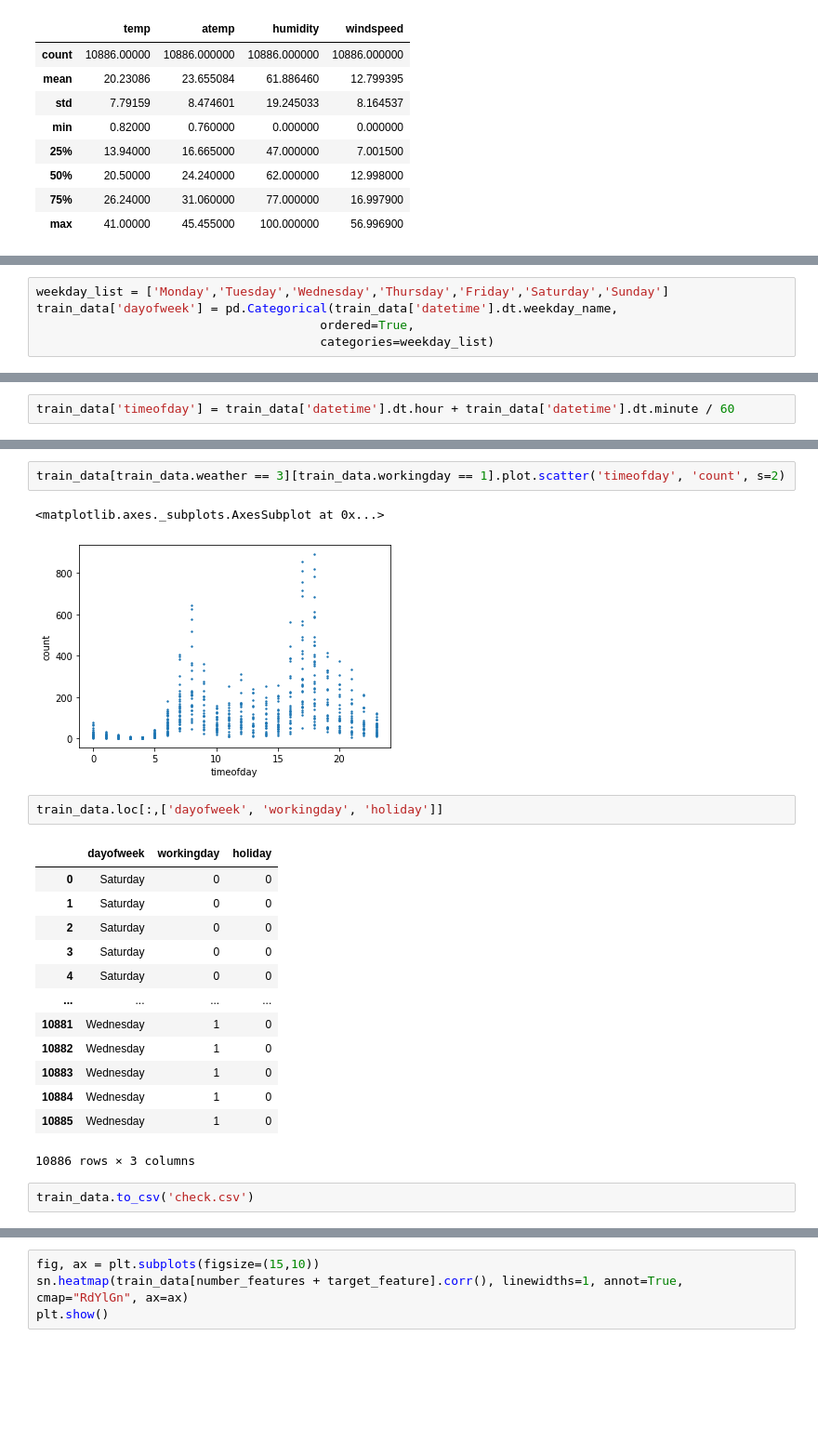
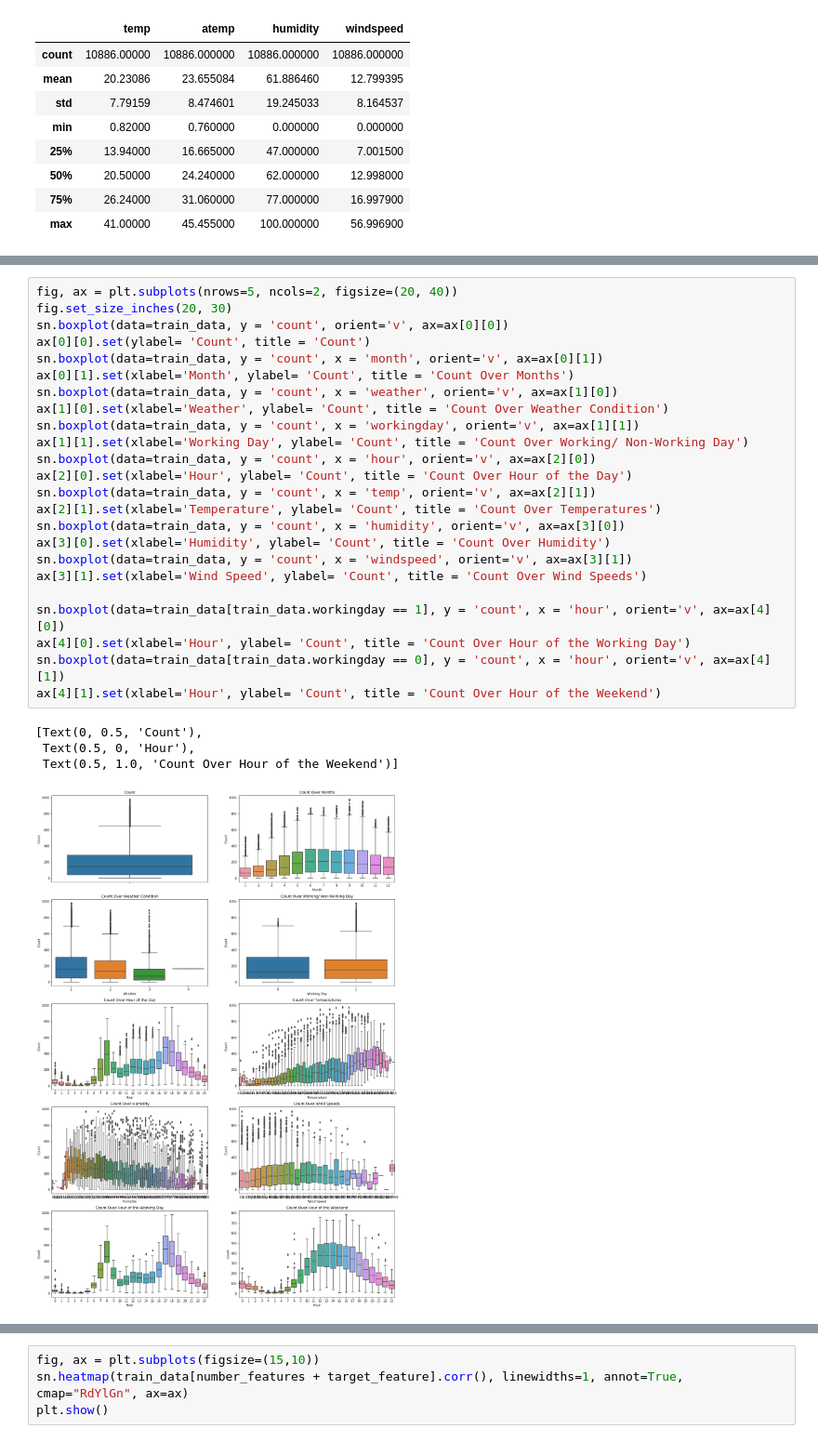
Before and after one commit to subbu3642/BikeSharingSystem, a Jupyter notebook: WorkBook.ipynb, the cells around one changed output, grey strips where cells are left out. Shown at 93% size. Saved outputs shown, nothing was run; the diff lists cells and outputs as text; blank space fills up the shorter version.

```diff
--- a/WorkBook.ipynb
+++ b/WorkBook.ipynb
@@ -69,5 +58,0 @@ train_data.plot.scatter('windspeed','count',s=2)
-# %%
-weekday_list = ['Monday','Tuesday','Wednesday','Thursday','Friday','Saturday','Sunday']
-train_data['dayofweek'] = pd.Categorical(train_data['datetime'].dt.weekday_name,
-                                       ordered=True,
-                                       categories=weekday_list)
@@ -86,2 +58,0 @@ plt.show()
-# %%
-train_data['timeofday'] = train_data['datetime'].dt.hour + train_data['datetime'].dt.minute / 60
@@ -118,23 +59,29 @@ train_data[train_data.weather == 2][train_data.workingday == 1].plot.scatter('ti
-# %%
-train_data[train_data.weather == 3][train_data.workingday == 1].plot.scatter('timeofday', 'count', s=2)
-# %% [output]
-<matplotlib.axes._subplots.AxesSubplot at 0x...>
-[figure, removed]
-# %%
-train_data.loc[:,['dayofweek', 'workingday', 'holiday']]
-# %% [output]
-|  | dayofweek | workingday | holiday |
-| 0 | Saturday | 0 | 0 |
-| 1 | Saturday | 0 | 0 |
-| 2 | Saturday | 0 | 0 |
-| 3 | Saturday | 0 | 0 |
-| 4 | Saturday | 0 | 0 |
-| ... | ... | ... | ... |
-| 10881 | Wednesday | 1 | 0 |
-| 10882 | Wednesday | 1 | 0 |
-| 10883 | Wednesday | 1 | 0 |
-| 10884 | Wednesday | 1 | 0 |
-| 10885 | Wednesday | 1 | 0 |
-10886 rows × 3 columns
-# %%
-train_data.to_csv('check.csv')
+# %%
+fig, ax = plt.subplots(nrows=5, ncols=2, figsize=(20, 40))
+fig.set_size_inches(20, 30)
+sn.boxplot(data=train_data, y = 'count', orient='v', ax=ax[0][0])
+ax[0][0].set(ylabel= 'Count', title = 'Count')
+sn.boxplot(data=train_data, y = 'count', x = 'month', orient='v', ax=ax[0][1])
+ax[0][1].set(xlabel='Month', ylabel= 'Count', title = 'Count Over Months')
+sn.boxplot(data=train_data, y = 'count', x = 'weather', orient='v', ax=ax[1][0])
+ax[1][0].set(xlabel='Weather', ylabel= 'Count', title = 'Count Over Weather Condition')
+sn.boxplot(data=train_data, y = 'count', x = 'workingday', orient='v', ax=ax[1][1])
+ax[1][1].set(xlabel='Working Day', ylabel= 'Count', title = 'Count Over Working/ Non-Working Day')
+sn.boxplot(data=train_data, y = 'count', x = 'hour', orient='v', ax=ax[2][0])
+ax[2][0].set(xlabel='Hour', ylabel= 'Count', title = 'Count Over Hour of the Day')
+sn.boxplot(data=train_data, y = 'count', x = 'temp', orient='v', ax=ax[2][1])
+ax[2][1].set(xlabel='Temperature', ylabel= 'Count', title = 'Count Over Temperatures')
+sn.boxplot(data=train_data, y = 'count', x = 'humidity', orient='v', ax=ax[3][0])
+ax[3][0].set(xlabel='Humidity', ylabel= 'Count', title = 'Count Over Humidity')
+sn.boxplot(data=train_data, y = 'count', x = 'windspeed', orient='v', ax=ax[3][1])
+ax[3][1].set(xlabel='Wind Speed', ylabel= 'Count', title = 'Count Over Wind Speeds')
+
+sn.boxplot(data=train_data[train_data.workingday == 1], y = 'count', x = 'hour', orient='v', ax=ax[4][0])
+ax[4][0].set(xlabel='Hour', ylabel= 'Count', title = 'Count Over Hour of the Working Day')
+sn.boxplot(data=train_data[train_data.workingday == 0], y = 'count', x = 'hour', orient='v', ax=ax[4][1])
+ax[4][1].set(xlabel='Hour', ylabel= 'Count', title = 'Count Over Hour of the Weekend')
+# %% [output]
+[Text(0, 0.5, 'Count'),
+ Text(0.5, 0, 'Hour'),
+ Text(0.5, 1.0, 'Count Over Hour of the Weekend')]
+[figure, added]
```
Also changed, not shown: parts of 12 cells of this notebook.
